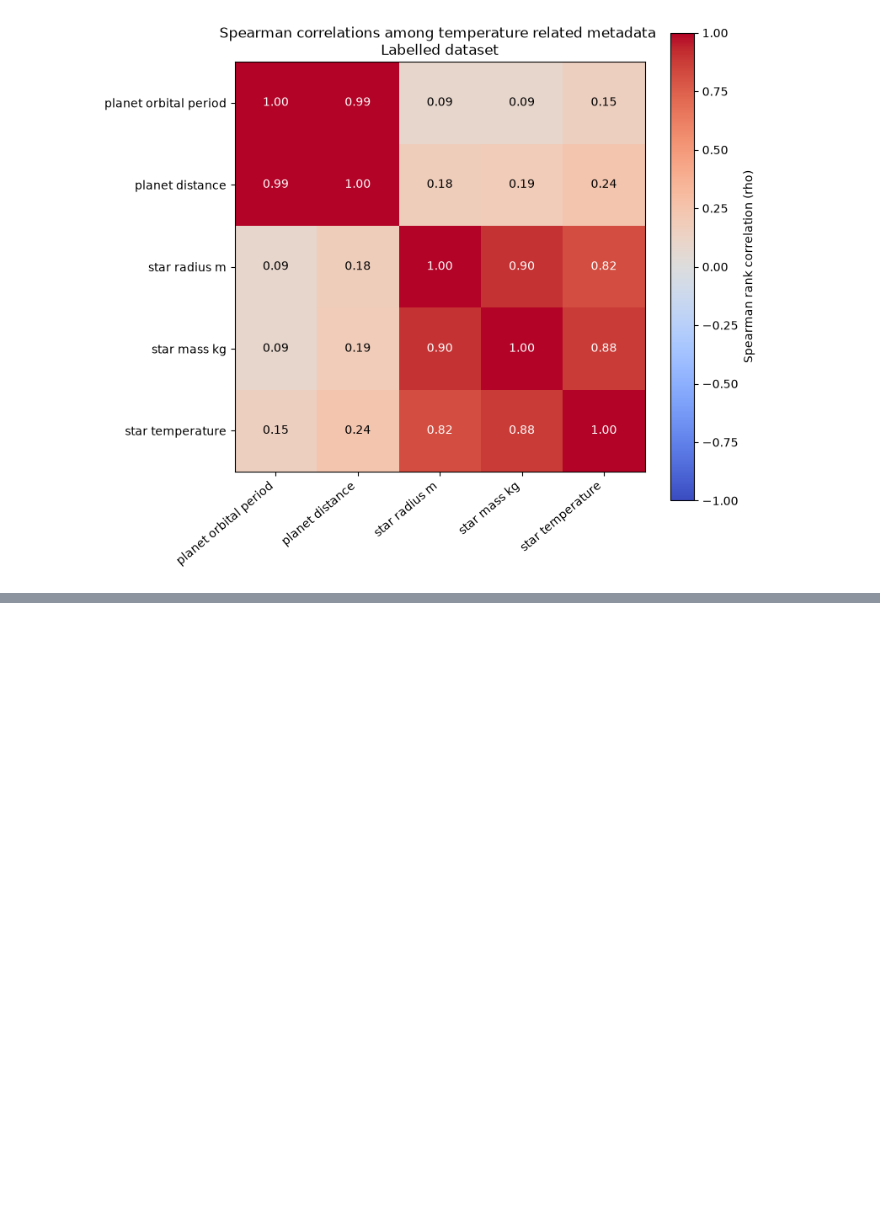
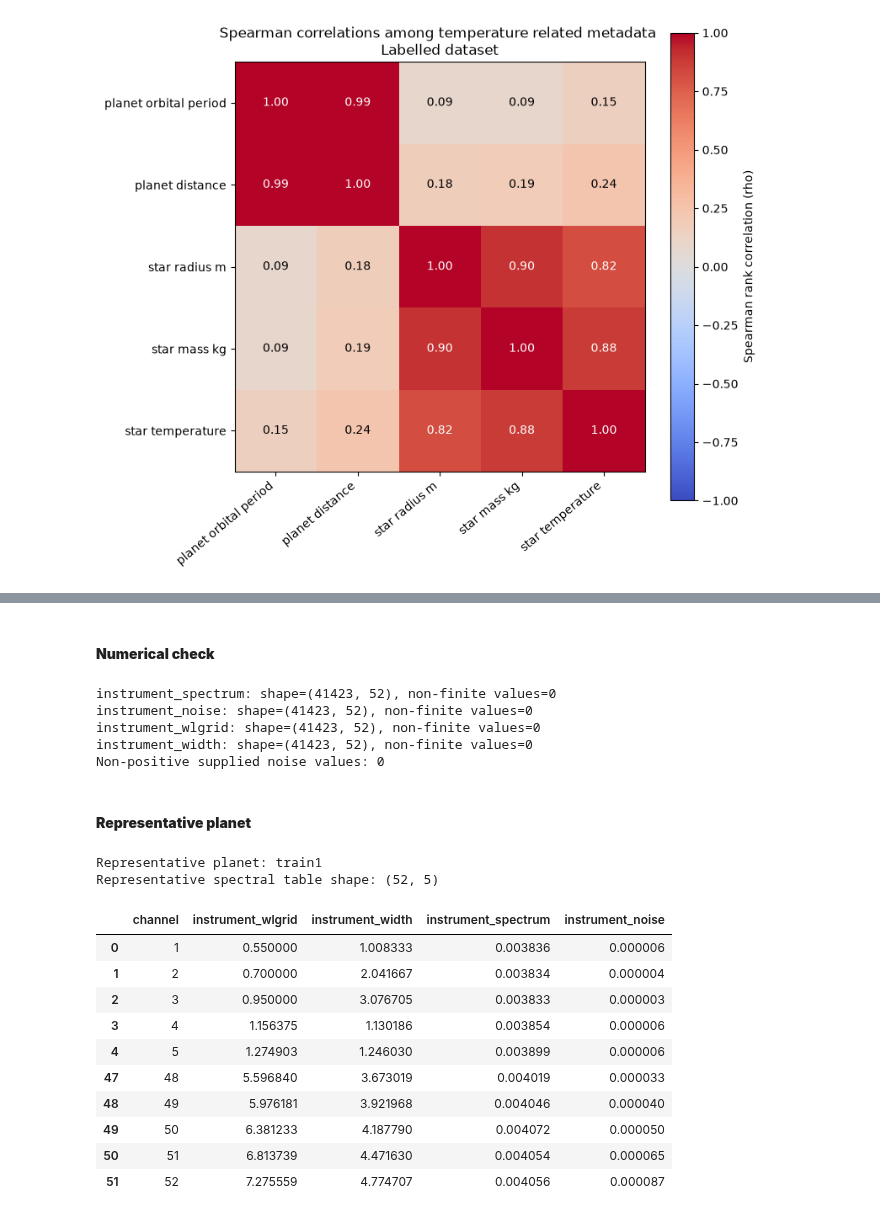
Before and after one commit to ajf12327/ADC2023-conformal-prediction, a Jupyter notebook: notebooks/02_EDA.ipynb, the cells around one changed output, grey strips where cells are left out. Cells and saved outputs as stored; diff of their text form; code cells hidden in the pictures; blank space fills up the shorter version.

```diff
--- a/notebooks/02_EDA.ipynb
+++ b/notebooks/02_EDA.ipynb
@@ -1546,0 +1689,65 @@ plt.close(fig)
+# %% [markdown]
+#### **Numerical check**
+# %%
+loaded_spectral_arrays = {
+    "instrument_spectrum": spectra,
+    "instrument_noise": spectral_noise,
+    "instrument_wlgrid": wavelength_grids,
+    "instrument_width": wavelength_widths
+}
+
+for array_name, array in loaded_spectral_arrays.items():
+    non_finite_count = int((~np.isfinite(array)).sum())
+    print(f"{array_name}: shape={array.shape}, "
+          f"non-finite values={non_finite_count}")
+
+    if non_finite_count > 0:
+        raise ValueError(f"{array_name} contains {non_finite_count} non-finite values")
+
+non_positive_noise_count = int((spectral_noise <= 0).sum())
+print("Non-positive supplied noise values:", non_positive_noise_count)
+
+if non_positive_noise_count > 0:
+    raise ValueError("The supplied spectral noise contains zeros or negative values")
+# %% [output]
+instrument_spectrum: shape=(41423, 52), non-finite values=0
+instrument_noise: shape=(41423, 52), non-finite values=0
+instrument_wlgrid: shape=(41423, 52), non-finite values=0
+instrument_width: shape=(41423, 52), non-finite values=0
+Non-positive supplied noise values: 0
+# %% [markdown]
+#### **Representative planet**
+# %%
+representative_row = 0
+representative_planet_id = labelled_planet_ids[representative_row]
+
+representative_spectrum = pd.DataFrame({
+    "channel": np.arange(1, EXPECTED_SPECTRAL_CHANNELS + 1),
+    "instrument_wlgrid": wavelength_grids[representative_row],
+    "instrument_width": wavelength_widths[representative_row],
+    "instrument_spectrum": spectra[representative_row],
+    "instrument_noise": spectral_noise[representative_row]
+})
+
+representative_preview = pd.concat([
+    representative_spectrum.head(5),
+    representative_spectrum.tail(5)
+])
+
+print("Representative planet:", representative_planet_id)
+print("Representative spectral table shape:", representative_spectrum.shape)
+display(representative_preview)
+# %% [output]
+Representative planet: train1
+Representative spectral table shape: (52, 5)
+|  | channel | instrument_wlgrid | instrument_width | instrument_spectrum | instrument_noise |
+| 0 | 1 | 0.550000 | 1.008333 | 0.003836 | 0.000006 |
+| 1 | 2 | 0.700000 | 2.041667 | 0.003834 | 0.000004 |
+| 2 | 3 | 0.950000 | 3.076705 | 0.003833 | 0.000003 |
+| 3 | 4 | 1.156375 | 1.130186 | 0.003854 | 0.000006 |
+| 4 | 5 | 1.274903 | 1.246030 | 0.003899 | 0.000006 |
+| 47 | 48 | 5.596840 | 3.673019 | 0.004019 | 0.000033 |
+| 48 | 49 | 5.976181 | 3.921968 | 0.004046 | 0.000040 |
+| 49 | 50 | 6.381233 | 4.187790 | 0.004072 | 0.000050 |
+| 50 | 51 | 6.813739 | 4.471630 | 0.004054 | 0.000065 |
+| 51 | 52 | 7.275559 | 4.774707 | 0.004056 | 0.000087 |
```
Also changed, not shown: parts of 11 cells of this notebook.
